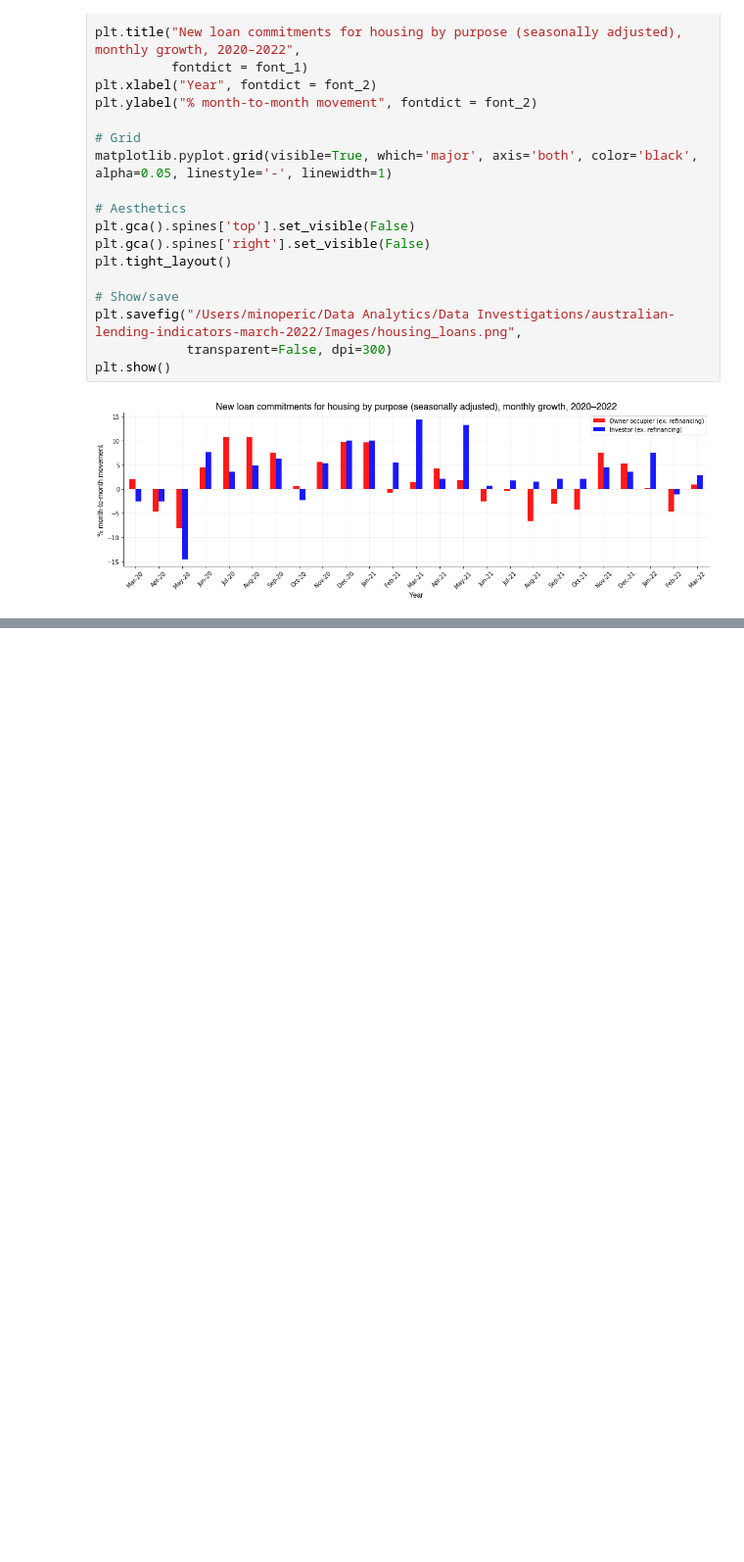
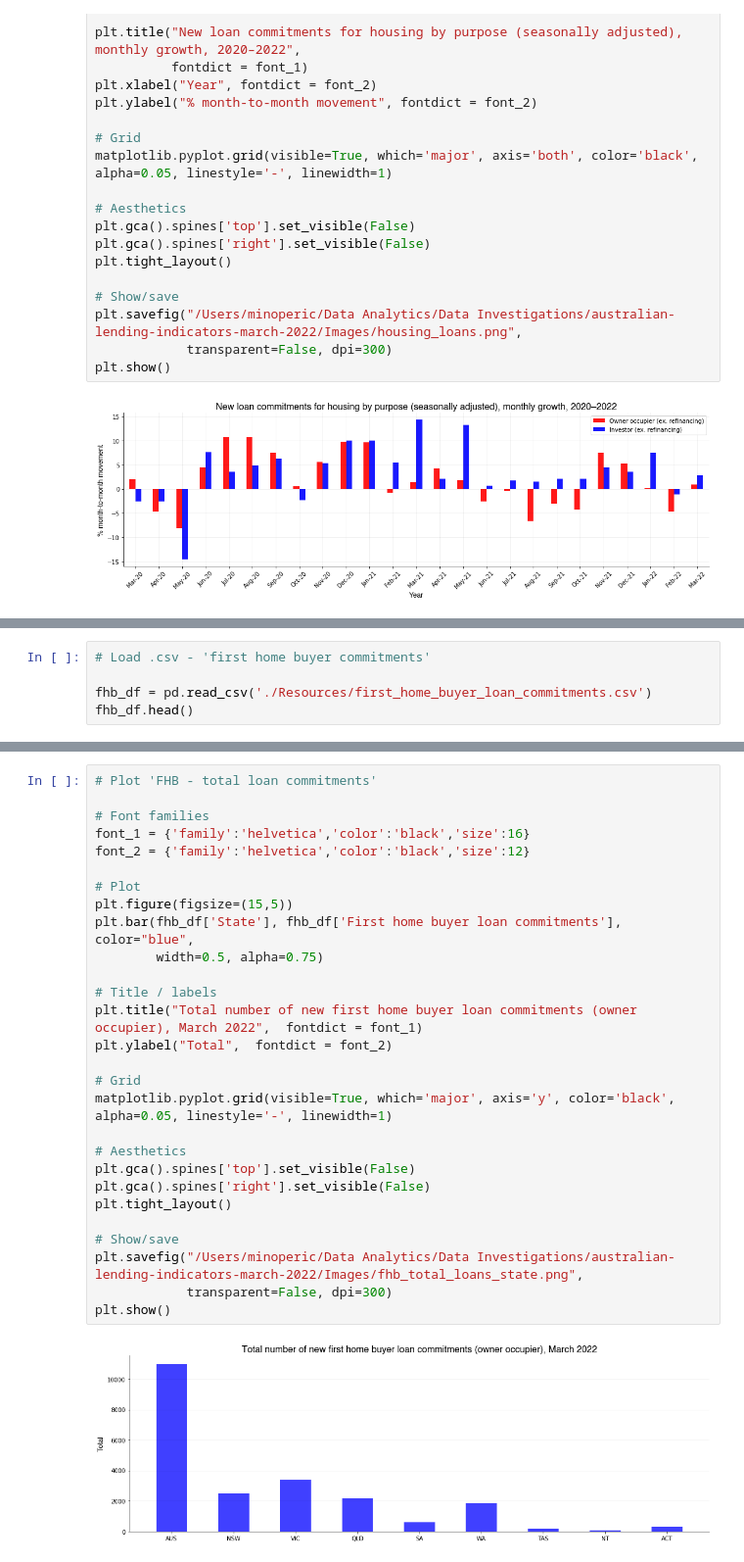
Before and after one commit to mnperic/australian-lending-indicators, a Jupyter notebook: australian_lending_indicators.ipynb, the cells around one changed output, grey strips where cells are left out. Shown at 98% size. Drawn from its saved outputs; the diff is of its cells as text; blank space fills up the shorter version.

```diff
--- a/australian_lending_indicators.ipynb
+++ b/australian_lending_indicators.ipynb
@@ -525,0 +619,5 @@ plt.show()
+# %%
+# Load .csv - 'first home buyer commitments'
+
+fhb_df = pd.read_csv('./Resources/first_home_buyer_loan_commitments.csv')
+fhb_df.head()
@@ -525,0 +631,30 @@ plt.show()
+# %%
+# Plot 'FHB - total loan commitments'
+
+# Font families
+font_1 = {'family':'helvetica','color':'black','size':16}
+font_2 = {'family':'helvetica','color':'black','size':12}
+
+# Plot
+plt.figure(figsize=(15,5))
+plt.bar(fhb_df['State'], fhb_df['First home buyer loan commitments'], color="blue",
+        width=0.5, alpha=0.75)
+
+# Title / labels
+plt.title("Total number of new first home buyer loan commitments (owner occupier), March 2022",  fontdict = font_1)
+plt.ylabel("Total",  fontdict = font_2)
+
+# Grid
+matplotlib.pyplot.grid(visible=True, which='major', axis='y', color='black', alpha=0.05, linestyle='-', linewidth=1)
+
+# Aesthetics
+plt.gca().spines['top'].set_visible(False)
+plt.gca().spines['right'].set_visible(False)
+plt.tight_layout()
+
+# Show/save
+plt.savefig("/Users/minoperic/Data Analytics/Data Investigations/australian-lending-indicators-march-2022/Images/fhb_total_loans_state.png",
+            transparent=False, dpi=300)
+plt.show()
+# %% [output]
+[figure, added]
```
Also changed, not shown: parts of 12 cells of this notebook.
